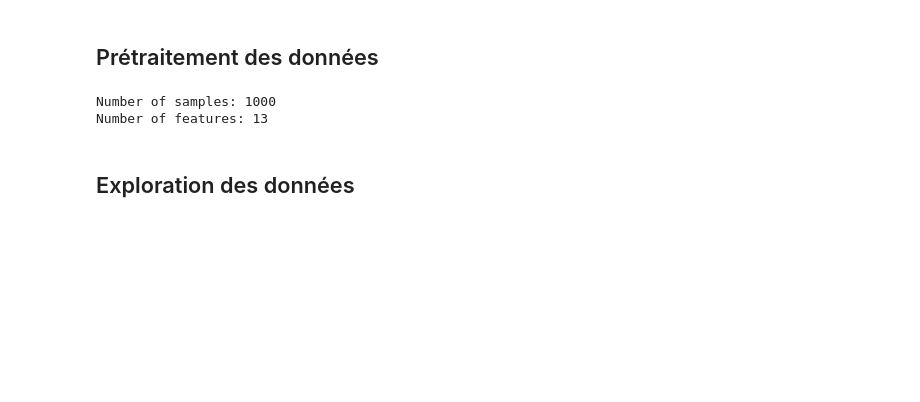
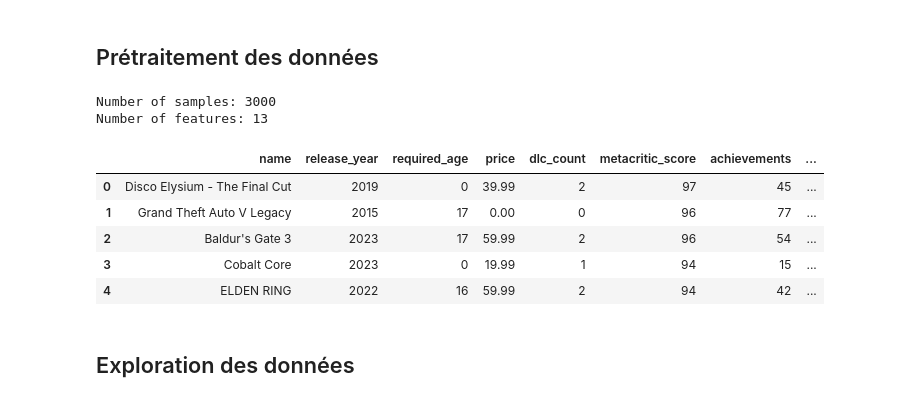
Before and after one commit to trietngh/5SIEC-clustering, a Jupyter notebook: tp2/TP_clustering.ipynb, the cells around one changed output. Drawn from its saved outputs; the diff is of its cells as text; code cells hidden in the pictures; blank space fills up the shorter version.

```diff
--- a/tp2/TP_clustering.ipynb
+++ b/tp2/TP_clustering.ipynb
@@ -51,34 +54,42 @@ df.head()
 # %%
 ## Supprimer 'appid' du dataset
 if ('appid' in df.columns):
     df = df.drop(columns=['appid'])
 
-## Supprimer les jeux sans recommandations
-# df = df[df['metacritic_score'] > 0]
-# df = df[df['recommendations'] > 500]
-## Garder que 100 jeux avec le plus de recommandations et sort par 'recommendations'
-df = df.nlargest(1000, 'recommendations').sort_values(by='recommendations', ascending=False)
+## Garder que 3000 jeux avec le plus de metacritic_score et sort par 'metacritic_score' décroissant
+df = df.nlargest(3000, 'metacritic_score').sort_values(by='metacritic_score', ascending=False)
+
+## Remettre l'index après le filtrage
+df = df.reset_index(drop=True)
 
 ## Supprimer 'positif' et 'negative' car redondant avec 'pct_pos_total'
 df = df.drop(columns=['positive', 'negative', 'median_playtime_forever'])
 
 ## Transformer 'release_date' en Année de sortie et changer le nom de la colonne
 df['release_date'] = pd.to_datetime(df['release_date'], errors='coerce').dt.year
 df = df.rename(columns={'release_date': 'release_year'})
 
 ## Extraire 'single_player' et 'multi_player' de la colonne 'categories'
 def extract_category(df: pd.DataFrame, categories_name: str) -> int:
     return 1 if categories_name and df.find(categories_name) != -1 else 0
 df['single_player'] = df['categories'].apply(extract_category, args=('Single-player',))
 df['multi_player'] = df['categories'].apply(extract_category, args=('Multi-player',))
 df = df.drop(columns=['categories'])
 
 # Verifier les modifications
 # Nombre d'échantillons et de features
 print("Number of samples:", df.shape[0])
 print("Number of features:", df.shape[1])
+
+df.head()
 # %% [output]
-Number of samples: 1000
+Number of samples: 3000
 Number of features: 13
+|  | name | release_year | required_age | price | dlc_count | metacritic_score | achievements | ... |
+| 0 | Disco Elysium - The Final Cut | 2019 | 0 | 39.99 | 2 | 97 | 45 | ... |
+| 1 | Grand Theft Auto V Legacy | 2015 | 17 | 0.00 | 0 | 96 | 77 | ... |
+| 2 | Baldur's Gate 3 | 2023 | 17 | 59.99 | 2 | 96 | 54 | ... |
+| 3 | Cobalt Core | 2023 | 0 | 19.99 | 1 | 94 | 15 | ... |
+| 4 | ELDEN RING | 2022 | 16 | 59.99 | 2 | 94 | 42 | ... |
 # %% [markdown]
 ## Exploration des données
```
Also changed, not shown: parts of 46 cells of this notebook, 5 other files.
